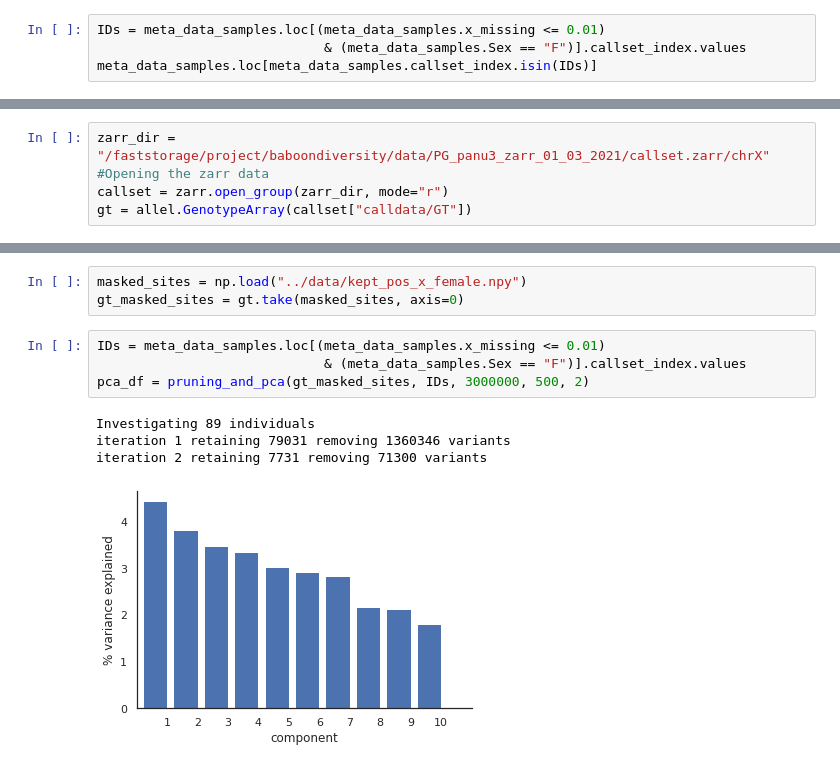
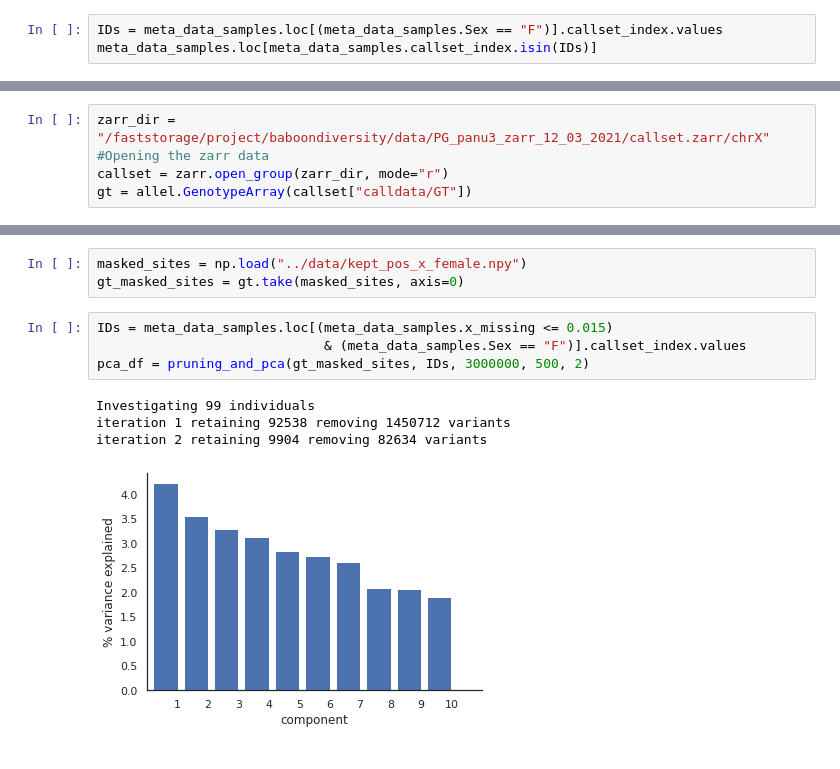
Before and after one commit to erikfogh/baboon_analysis, a Jupyter notebook: notebooks/pca01_x_chromosomes.ipynb, the cells around one changed output, grey strips where cells are left out. Saved outputs shown, nothing was run; the diff lists cells and outputs as text.

```diff
--- a/notebooks/pca01_x_chromosomes.ipynb
+++ b/notebooks/pca01_x_chromosomes.ipynb
@@ -9,7 +9,6 @@ meta_data_samples = pd.read_table("../data/metadata_with_x_missing.txt", sep=" "
 # %% [markdown]
 Picking the IDs to run the X PCA on
 # %%
-IDs = meta_data_samples.loc[(meta_data_samples.x_missing <= 0.01)
-                             & (meta_data_samples.Sex == "F")].callset_index.values
+IDs = meta_data_samples.loc[(meta_data_samples.Sex == "F")].callset_index.values
 meta_data_samples.loc[meta_data_samples.callset_index.isin(IDs)]
 # %% [output]
@@ -29,7 +28,7 @@ meta_data_samples.loc[meta_data_samples.callset_index.isin(IDs)]
 # %% [markdown]
 Reading from the x_chr vcf
 # %%
-zarr_dir = "/faststorage/project/baboondiversity/data/PG_panu3_zarr_01_03_2021/callset.zarr/chrX"
+zarr_dir = "/faststorage/project/baboondiversity/data/PG_panu3_zarr_12_03_2021/callset.zarr/chrX"
 #Opening the zarr data
 callset = zarr.open_group(zarr_dir, mode="r")
 gt = allel.GenotypeArray(callset["calldata/GT"])
@@ -134,14 +129,14 @@ Loading the sites to keep, which I created in dp03
 masked_sites = np.load("../data/kept_pos_x_female.npy")
 gt_masked_sites = gt.take(masked_sites, axis=0)
 # %%
-IDs = meta_data_samples.loc[(meta_data_samples.x_missing <= 0.01)
+IDs = meta_data_samples.loc[(meta_data_samples.x_missing <= 0.015)
                              & (meta_data_samples.Sex == "F")].callset_index.values
 pca_df = pruning_and_pca(gt_masked_sites, IDs, 3000000, 500, 2)
 # %% [output]
-Investigating 89 individuals
-iteration 1 retaining 79031 removing 1360346 variants
-iteration 2 retaining 7731 removing 71300 variants
+Investigating 99 individuals
+iteration 1 retaining 92538 removing 1450712 variants
+iteration 2 retaining 9904 removing 82634 variants
-[figure, old version]
+[figure, new version]
 # %%
 plt.close()
 scatter_sns = sns.scatterplot(data = pca_df, x="pc1", y="pc2", hue="C_origin")
```
Also changed, not shown: parts of 15 cells of this notebook, 50 other files.
